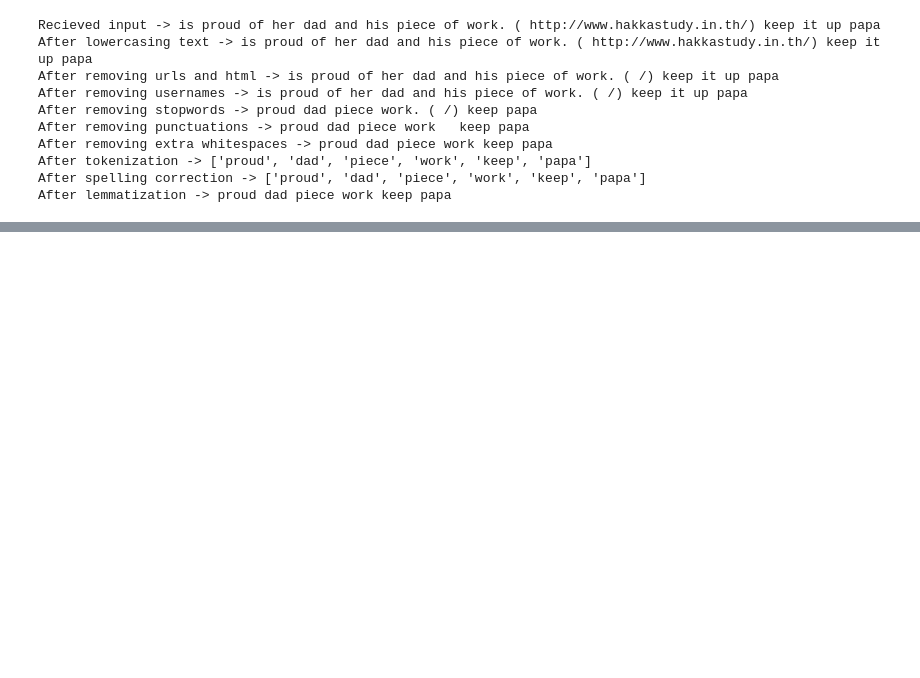
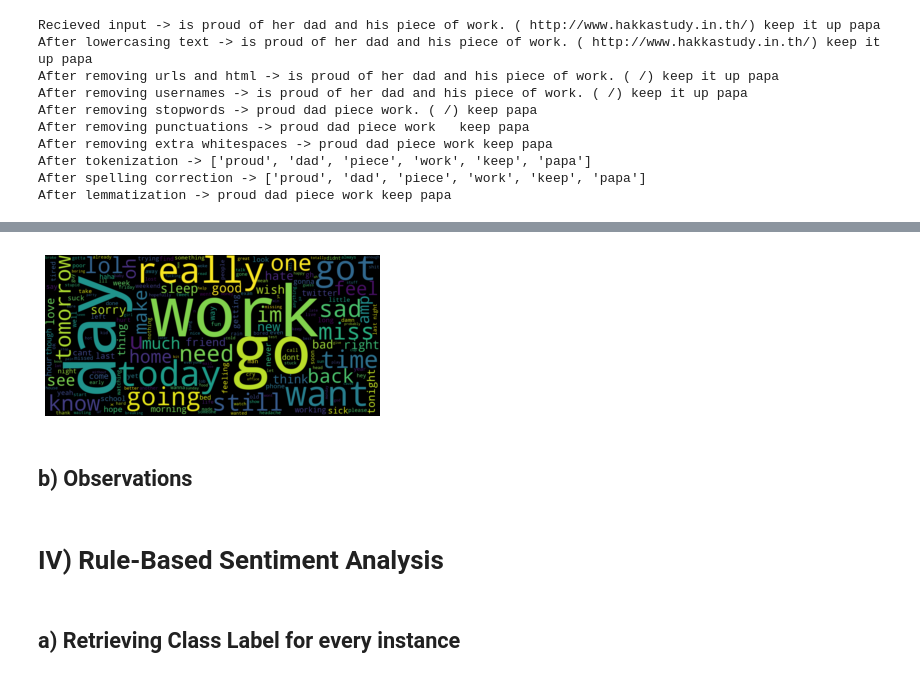
Before and after one commit to aflah02/NLP_Assignments, a Jupyter notebook: A1_Aflah_Neemesh/Assignment_Main.ipynb, the cells around one changed output, grey strips where cells are left out. Drawn from its saved outputs; the diff is of its cells as text; code cells hidden in the pictures; blank space fills up the shorter version.

```diff
--- a/A1_Aflah_Neemesh/Assignment_Main.ipynb
+++ b/A1_Aflah_Neemesh/Assignment_Main.ipynb
@@ -575,0 +596,14 @@ After lemmatization -> proud dad piece work keep papa
+# %%
+wordcloud = WordCloud(width = 1500, height = 720,
+                background_color ='black',
+                min_font_size = 10).generate(negative_preprocessed_text)
+# %%
+plt.axis("off")
+plt.imshow(wordcloud, interpolation="bilinear")
+plt.show()
+# %% [output]
+[figure, added]
+# %% [markdown]
+## b) Observations
+# %% [markdown]
+# IV) Rule-Based Sentiment Analysis
@@ -575,0 +612,2 @@ After lemmatization -> proud dad piece work keep papa
+# %% [markdown]
+## a) Retrieving Class Label for every instance
```
Also changed, not shown: parts of 22 cells of this notebook, 2 other files.
